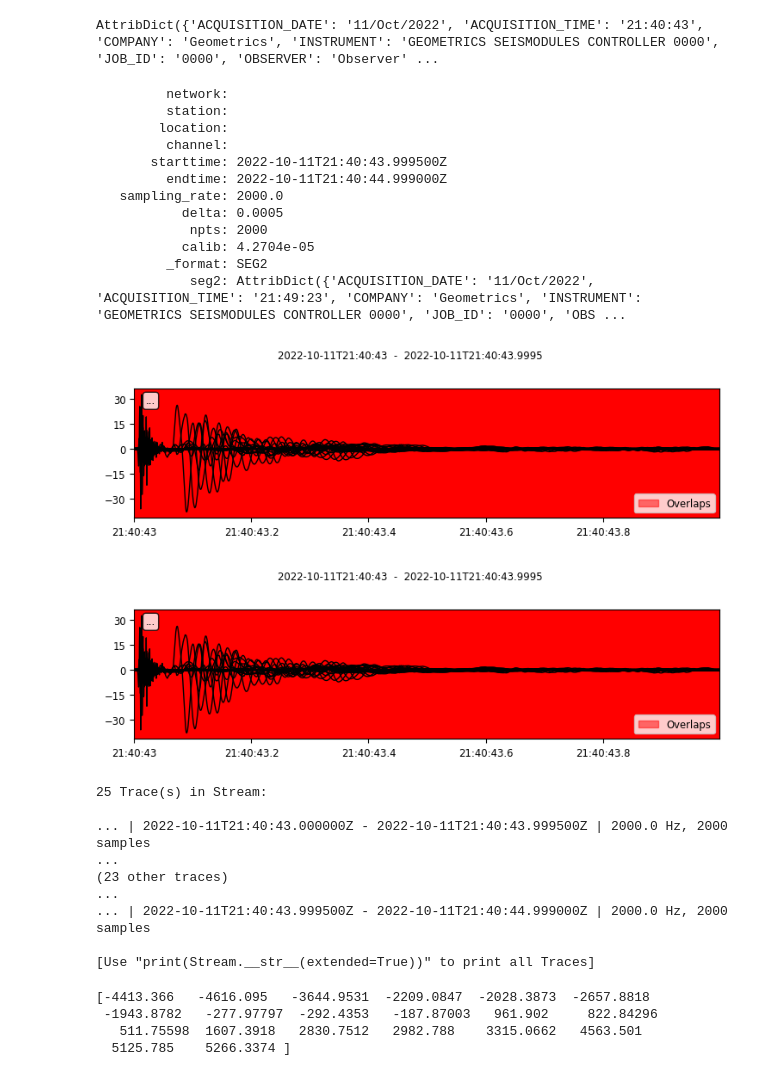
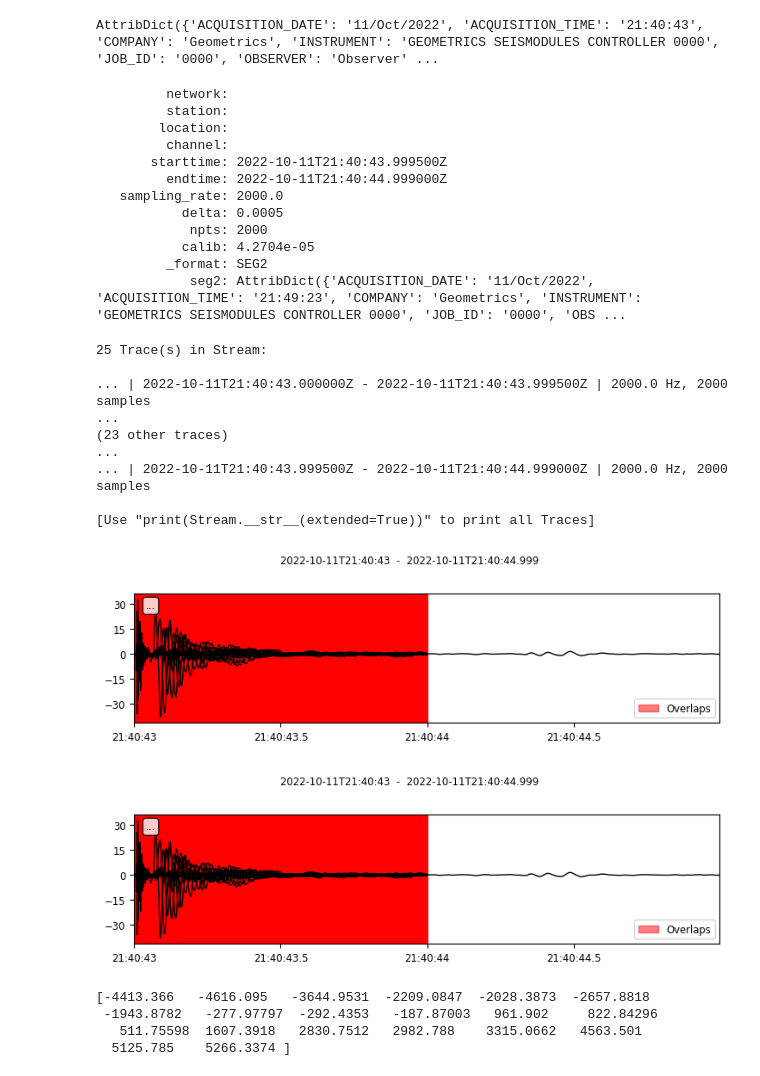
Before and after one commit to R-Grigala/SEG_2_obspy, a Jupyter notebook: seg2_Jupyter.ipynb, the cells around one changed output. Saved outputs shown, nothing was run; the diff lists cells and outputs as text; code cells hidden in the pictures.

```diff
--- a/seg2_Jupyter.ipynb
+++ b/seg2_Jupyter.ipynb
@@ -27,7 +27,6 @@ second_data_stream = read('./Data/102.dat')
 second_data_trace = second_data_stream[0]
 second_data_trace.stats['starttime'] = '2022-10-11T21:40:43.999500Z'
 print(second_data_trace.stats)
-data_stream.plot()
 # %% [output]
          network:
          station:
@@ -41,21 +40,22 @@ data_stream.plot()
            calib: 4.2704e-05
          _format: SEG2
             seg2: AttribDict({'ACQUISITION_DATE': '11/Oct/2022', 'ACQUISITION_TIME': '21:49:23', 'COMPANY': 'Geometrics', 'INSTRUMENT': 'GEOMETRICS SEISMODULES CONTROLLER 0000', 'JOB_ID': '0000', 'OBS ...
-[figure, removed]
-[figure, removed]
 # %%
 both_stream = data_stream + second_data_trace
 print(both_stream)
+both_stream.plot()
 # %% [output]
 25 Trace(s) in Stream:
 
 ... | 2022-10-11T21:40:43.000000Z - 2022-10-11T21:40:43.999500Z | 2000.0 Hz, 2000 samples
 ...
 (23 other traces)
 ...
 ... | 2022-10-11T21:40:43.999500Z - 2022-10-11T21:40:44.999000Z | 2000.0 Hz, 2000 samples
 
 [Use "print(Stream.__str__(extended=True))" to print all Traces]
+[figure, added]
+[figure, added]
 # %%
 first_trace = data_stream[0]
 print(first_trace.data[:20])
```
